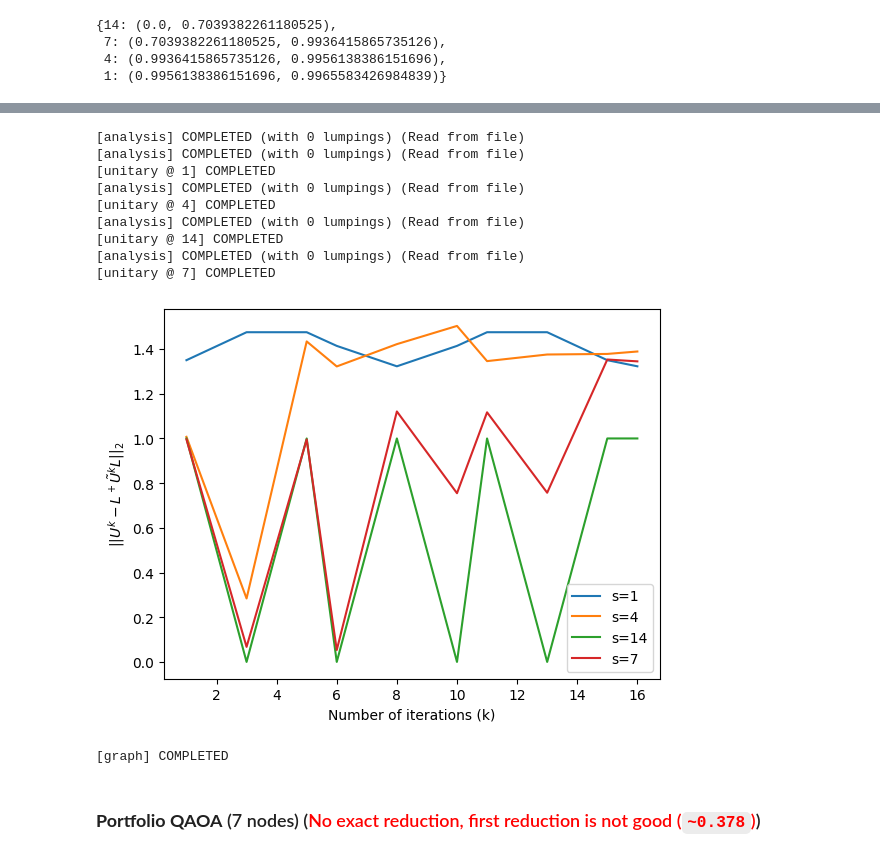
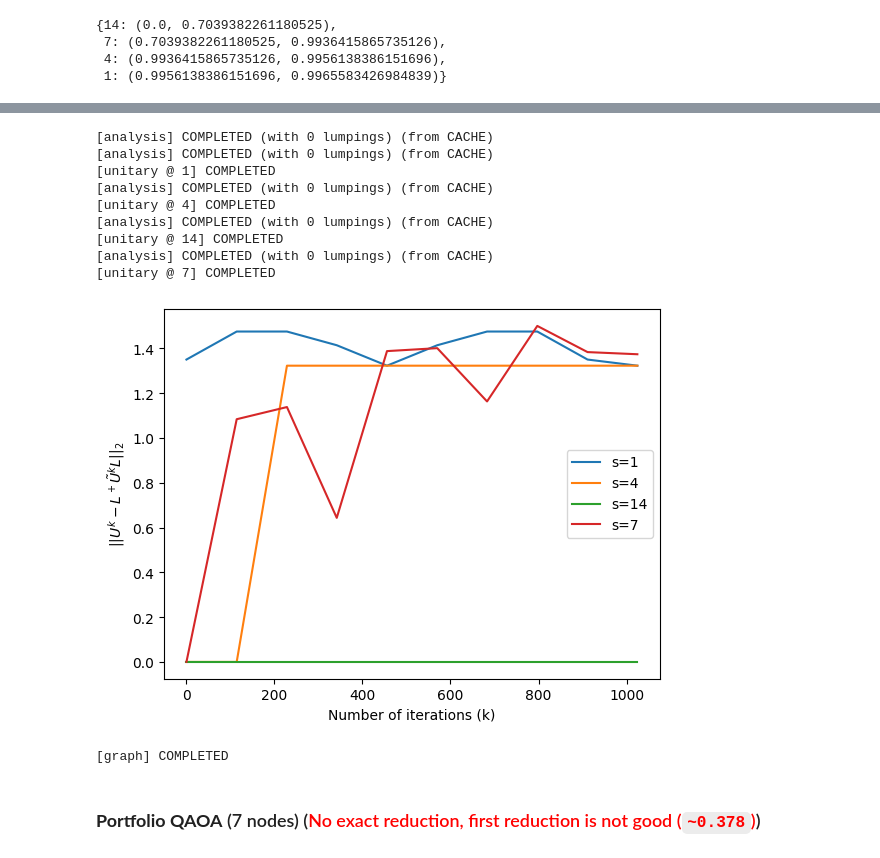
Before and after one commit to Antonio-JP/CLUE, a Jupyter notebook: notebooks/numerical_quantum.ipynb, the cells around one changed output, grey strips where cells are left out. Saved outputs shown, nothing was run; the diff lists cells and outputs as text; code cells hidden in the pictures.

```diff
--- a/notebooks/numerical_quantum.ipynb
+++ b/notebooks/numerical_quantum.ipynb
@@ -182,17 +182,17 @@ generate_error_graph(GS, threshold=threshold)
 [graph] COMPLETED
 # %%
-generate_error_graph(GS, closest_unitary_error, r"\tilde{U}", threshold=threshold)
+generate_error_graph(GS, closest_unitary_error, r"\tilde{U}", iter_size=20, threshold=threshold)
 # %% [output]
-[analysis] COMPLETED (with 0 lumpings) (Read from file)
-[analysis] COMPLETED (with 0 lumpings) (Read from file)
+[analysis] COMPLETED (with 0 lumpings) (from CACHE)
+[analysis] COMPLETED (with 0 lumpings) (from CACHE)
 [unitary @ 1] COMPLETED
-[analysis] COMPLETED (with 0 lumpings) (Read from file)
+[analysis] COMPLETED (with 0 lumpings) (from CACHE)
 [unitary @ 4] COMPLETED
-[analysis] COMPLETED (with 0 lumpings) (Read from file)
+[analysis] COMPLETED (with 0 lumpings) (from CACHE)
 [unitary @ 14] COMPLETED
-[analysis] COMPLETED (with 0 lumpings) (Read from file)
+[analysis] COMPLETED (with 0 lumpings) (from CACHE)
 [unitary @ 7] COMPLETED
-[figure, old version]
+[figure, new version]
 [graph] COMPLETED
 # %% [markdown]
 ### **Portfolio QAOA** (7 nodes) (<font color='red'>No exact reduction, first reduction is not good (`~0.378`)</font>)
```
Also changed, not shown: parts of 22 cells of this notebook, 7 other files.
